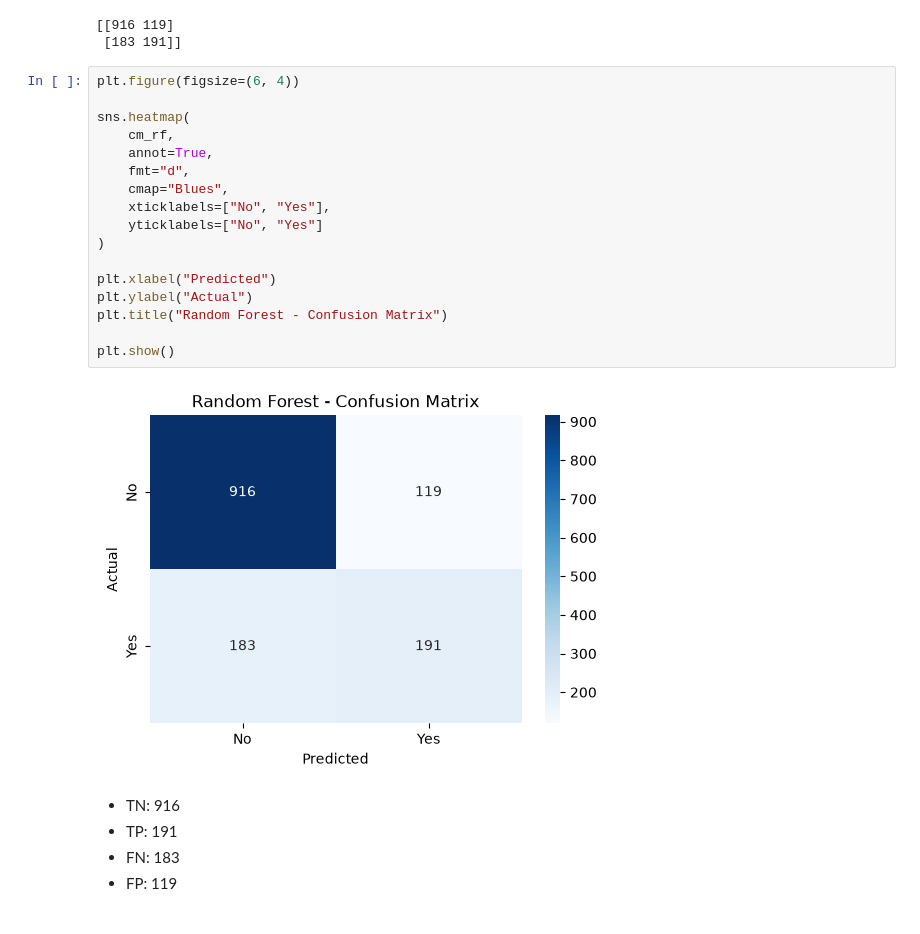
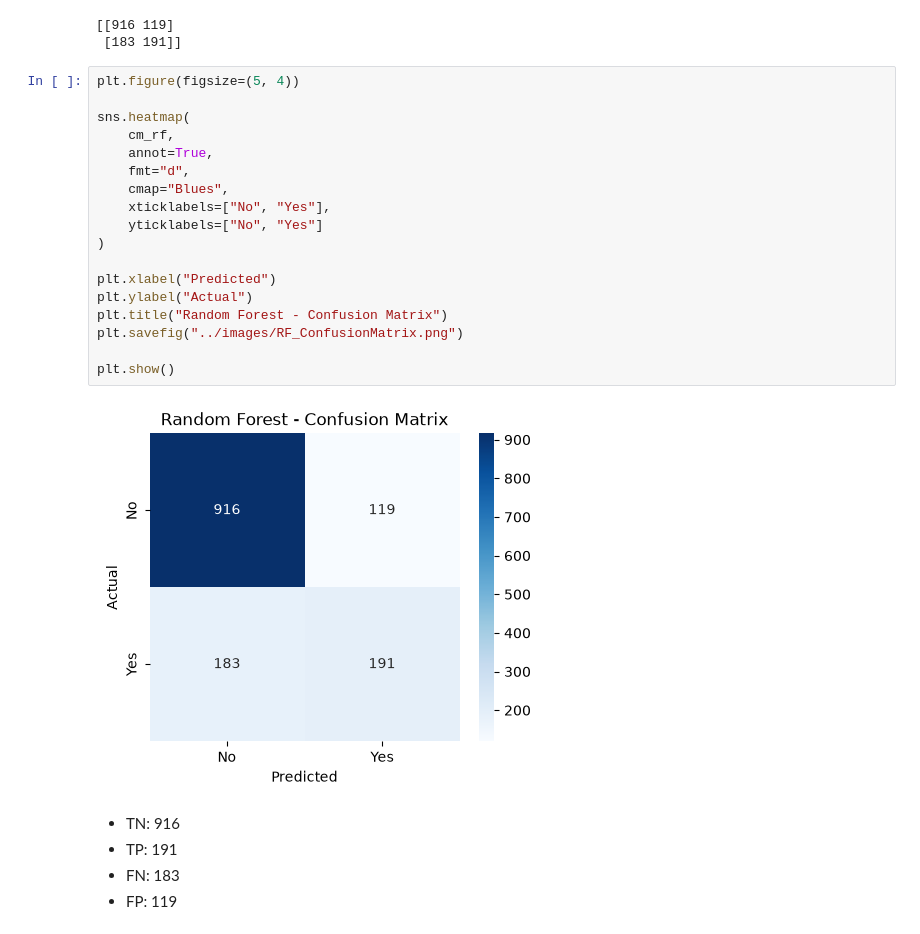
Before and after one commit to ArjunTechie118/Costumer-Churn-Prediction, a Jupyter notebook: notebook/02_model_training.ipynb, the cells around one changed output. Saved outputs shown, nothing was run; the diff lists cells and outputs as text.

```diff
--- a/notebook/02_model_training.ipynb
+++ b/notebook/02_model_training.ipynb
@@ -278,24 +229,25 @@ print(cm_rf)
 [[916 119]
  [183 191]]
 # %%
-plt.figure(figsize=(6, 4))
+plt.figure(figsize=(5, 4))
 
 sns.heatmap(
     cm_rf,
     annot=True,
     fmt="d",
     cmap="Blues",
     xticklabels=["No", "Yes"],
     yticklabels=["No", "Yes"]
 )
 
 plt.xlabel("Predicted")
 plt.ylabel("Actual")
 plt.title("Random Forest - Confusion Matrix")
+plt.savefig("../images/RF_ConfusionMatrix.png")
 
 plt.show()
 # %% [output]
-[figure, old version]
+[figure, new version]
 # %% [markdown]
 - TN: 916
 - TP: 191
```
Also changed, not shown: parts of 29 cells of this notebook, 8 other files.
